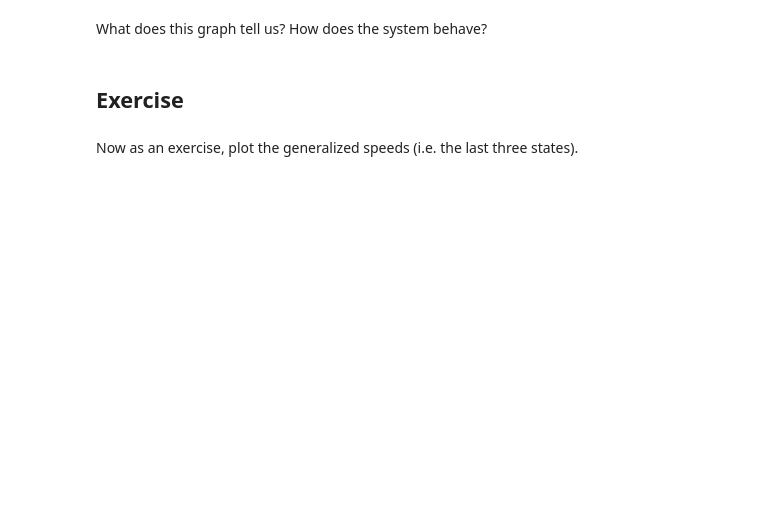
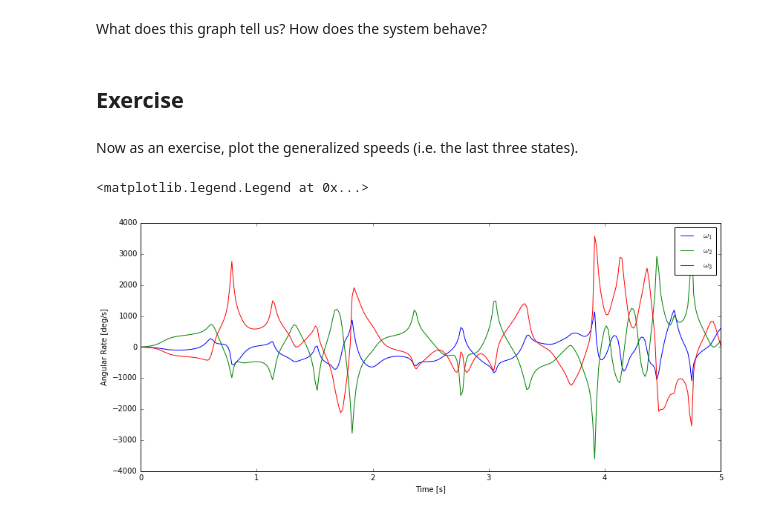
Before and after one commit to pydy/pydy-tutorial-human-standing, a Jupyter notebook: notebooks/n07_simulation.ipynb, the cells around one changed output. Drawn from its saved outputs; the diff is of its cells as text; code cells hidden in the pictures; blank space fills up the shorter version.

```diff
--- a/notebooks/n07_simulation.ipynb
+++ b/notebooks/n07_simulation.ipynb
@@ -75,7 +81,8 @@ speeds
 # %% [markdown]
 Make a list called `specified` that contains the three torque magnitude variables: $T_a$, $T_k$, and $T_h$.
 # %%
-%load exercise_solutions/n07_simulation_torque-magnitude.py
+# %load exercise_solutions/n07_simulation_torque-magnitude.py
+specified = [ankle_torque, knee_torque, hip_torque]
 # %% [markdown]
 # Generate the Numerical ODE Function
 # %% [markdown]
@@ -138,3 +185,14 @@ We can use the `linspace` function to generate a time vector over 10 secs such t
+# %%
+# %load exercise_solutions/n07_simulation_sim-setup.py
+numerical_specified = zeros(3)
+
+args = {'constants': numerical_constants,
+        'specified': numerical_specified}
+
+frames_per_sec = 60
+final_time = 5.0
+
+t = linspace(0.0, final_time, final_time * frames_per_sec)
 # %% [markdown]
 # Integrate the Equations of Motion
 # %% [markdown]
@@ -168,0 +233,9 @@ Now as an exercise, plot the generalized speeds (i.e. the last three states).
+# %%
+# %load exercise_solutions/n07_simulation_plot-speeds.py
+plot(t, rad2deg(y[:, 3:]))
+xlabel('Time [s]')
+ylabel('Angular Rate [deg/s]')
+legend(["${}$".format(vlatex(s)) for s in speeds])
+# %% [output]
+<matplotlib.legend.Legend at 0x...>
+[figure, added]
```
Also changed, not shown: parts of 13 cells of this notebook, 9 other files.
